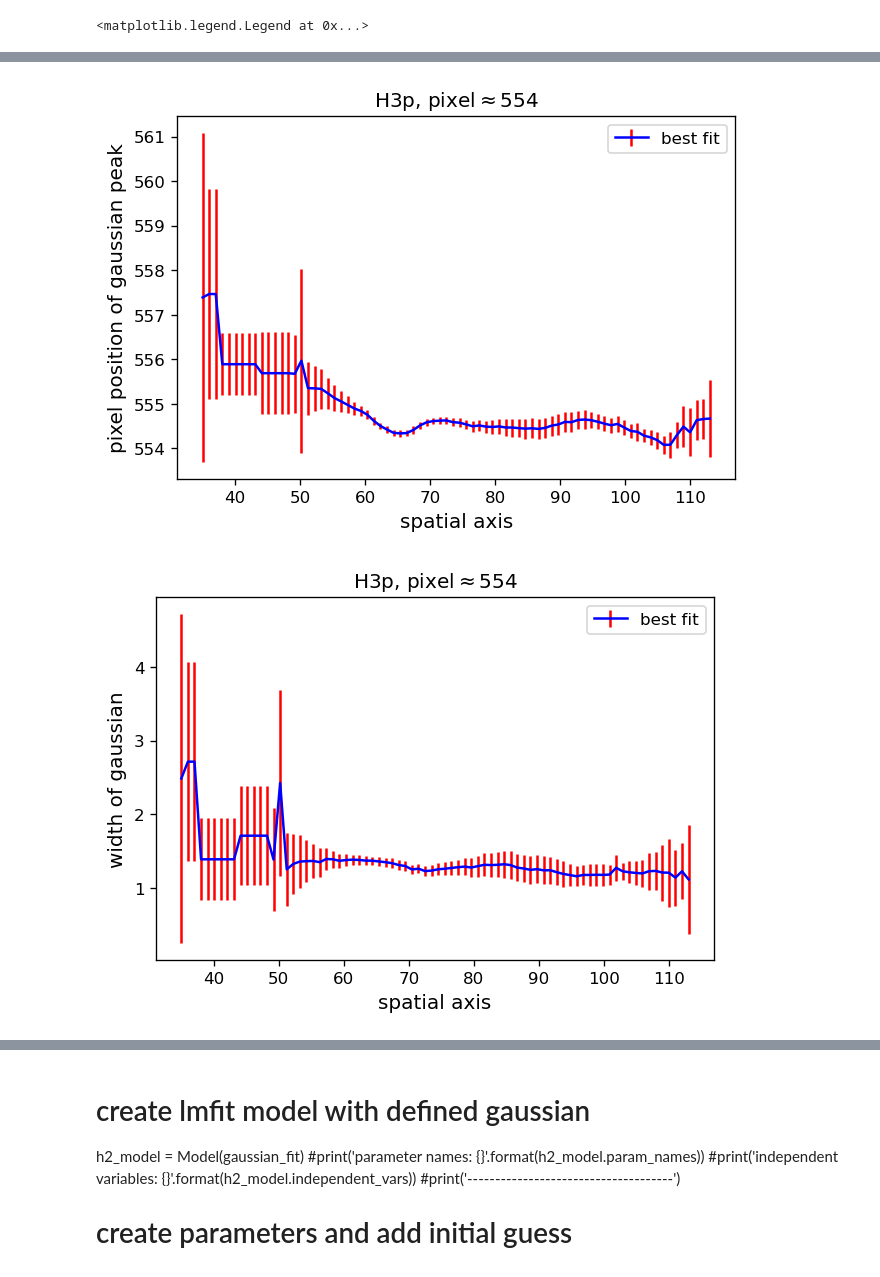
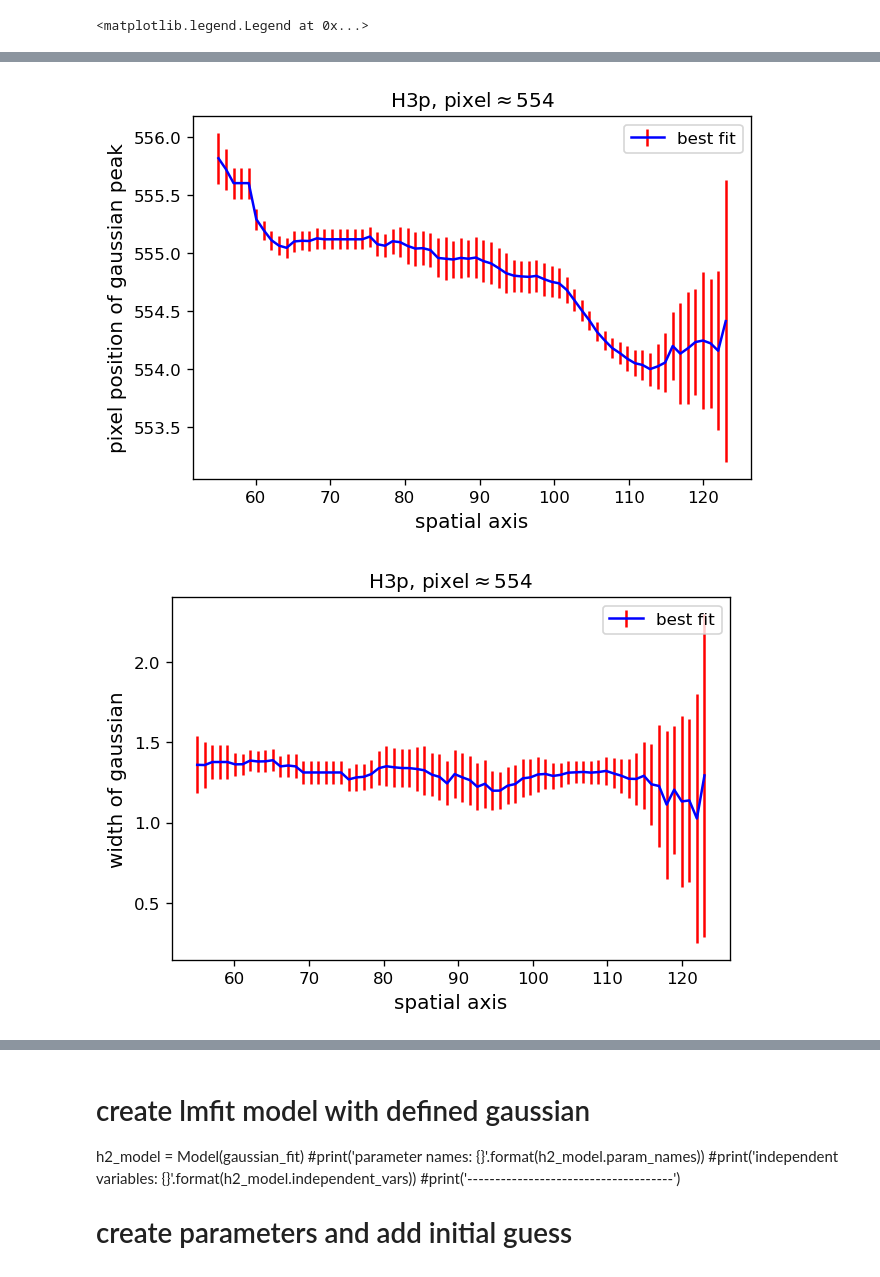
Before and after one commit to ruoyanwangdr/Dynamics-of-Jovian-Infrared-Auroral-Ionosphere-and-Thermosphere, a Jupyter notebook: h3p.ipynb, the cells around one changed output, grey strips where cells are left out. Drawn from its saved outputs; the diff is of its cells as text; code cells hidden in the pictures.

```diff
--- a/h3p.ipynb
+++ b/h3p.ipynb
@@ -252,7 +248,7 @@ h3p_params = h3p_model.make_params()
 h3p_params.add('a0', value=0.02)
 h3p_params.add('a1', value=554)
 h3p_params.add('a2', value=1)
-h3p_params.add('a3', value=0.03)
+h3p_params.add('a3', value=0)
 h3p_params.add('a4', value=0)
 h3p_params.add('a5', value=0)
 
@@ -268,10 +264,10 @@ h3p_a2_error = []
 
 # loop over all slits containing observed emission
 # and obtain fitting parameters of each slit
-lower = 35
-upper = 113
+lower_h3p = 55
+upper_h3p = 123
 
-for i in range(lower, upper):
+for i in range(lower_h3p, upper_h3p):
     try:
         h3p_fit_result = h3p_model.fit(sky_subtracted[i], h3p_params, x=pixel)
     except:
@@ -282,37 +278,34 @@ for i in range(lower, upper):
     h3p_a1_error.append(h3p_fit_result.params['a1'].stderr)
     h3p_a2.append(h3p_fit_result.params['a2'].value)
     h3p_a2_error.append(h3p_fit_result.params['a2'].stderr)
-h3p_a0_array = np.array(h3p_a0)
-h3p_a0_error_array = np.array(h3p_a0_error)
-h3p_a1_array = np.array(h3p_a1)
-h3p_a1_error_array = np.array(h3p_a1_error)
-h3p_a2_array = np.array(h3p_a2)
-h3p_a2_error_array = np.array(h3p_a2_error)
+h3p_a0_array_g1 = np.array(h3p_a0)
+h3p_a0_error_array_g1 = np.array(h3p_a0_error)
+h3p_a1_array_g1 = np.array(h3p_a1)
+h3p_a1_error_array_g1 = np.array(h3p_a1_error)
+h3p_a2_array_g1 = np.array(h3p_a2)
+h3p_a2_error_array_g1 = np.array(h3p_a2_error)
 
-h3p_spatial_axis = np.linspace(lower, lower+len(h3p_a0_array), len(h3p_a0_array))
+h3p_spatial_axis = np.linspace(lower_h3p, lower_h3p+len(h3p_a0_array_g1), len(h3p_a0_array_g1))
 
 plt.figure()
 plt.title(r'H3p, pixel$\approx$' + str(h3p_params.get('a1').value))
 plt.xlabel('spatial axis', fontsize=12)
 plt.ylabel('height of gaussian', fontsize=12)
-#plt.plot(h3p_spatial_axis, h3p_a0_array)
-plt.errorbar(h3p_spatial_axis, h3p_a0_array, yerr=h3p_a0_error_array, ls='-', color='b', ecolor='r', label='best fit')
+plt.errorbar(h3p_spatial_axis, h3p_a0_array_g1, yerr=h3p_a0_error_array_g1, ls='-', color='b', ecolor='r', label='best fit')
 plt.legend()
 
 plt.figure()
 plt.title(r'H3p, pixel$\approx$' + str(h3p_params.get('a1').value))
 plt.xlabel('spatial axis', fontsize=12)
 plt.ylabel('pixel position of gaussian peak', fontsize=12)
-#plt.plot(h3p_spatial_axis, h3p_a1_array)
-plt.errorbar(h3p_spatial_axis, h3p_a1_array, yerr=h3p_a1_error_array, ls='-', color='b', ecolor='r', label='best fit')
+plt.errorbar(h3p_spatial_axis, h3p_a1_array_g1, yerr=h3p_a1_error_array_g1, ls='-', color='b', ecolor='r', label='best fit')
 plt.legend()
 
 plt.figure()
 plt.title(r'H3p, pixel$\approx$' + str(h3p_params.get('a1').value))
 plt.xlabel('spatial axis', fontsize=12)
 plt.ylabel('width of gaussian', fontsize=12)
-#plt.plot(h3p_spatial_axis, h3p_a2_array)
-plt.errorbar(h3p_spatial_axis, h3p_a2_array, yerr=h3p_a2_error_array, ls='-', color='b', ecolor='r', label='best fit')
+plt.errorbar(h3p_spatial_axis, h3p_a2_array_g1, yerr=h3p_a2_error_array_g1, ls='-', color='b', ecolor='r', label='best fit')
 plt.legend()
 # %% [output]
 <matplotlib.legend.Legend at 0x...>
@@ -320,2 +313,2 @@ plt.legend()
-[figure, old version]
+[figure, new version]
-[figure, old version]
+[figure, new version]
```
Also changed, not shown: parts of 12 cells of this notebook.
